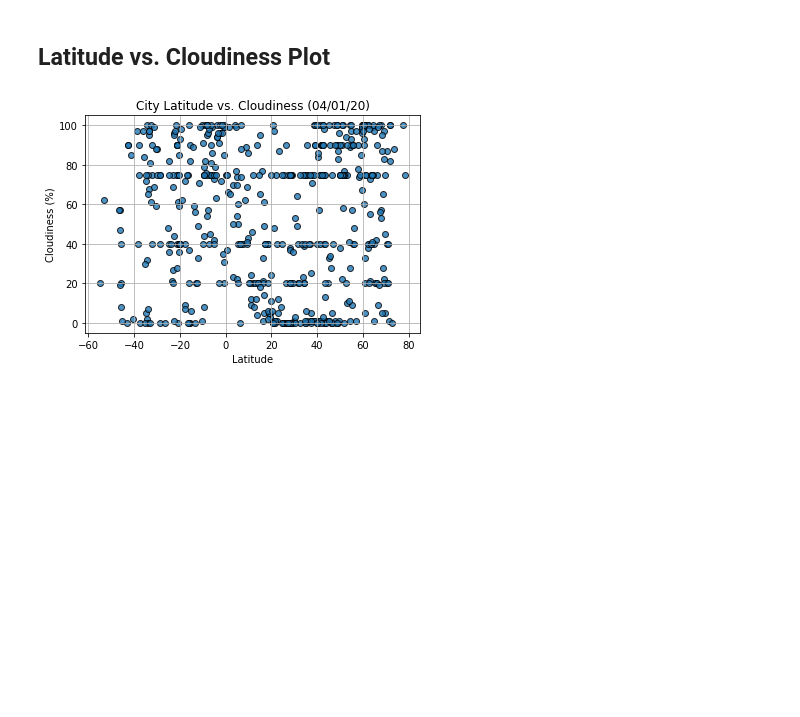
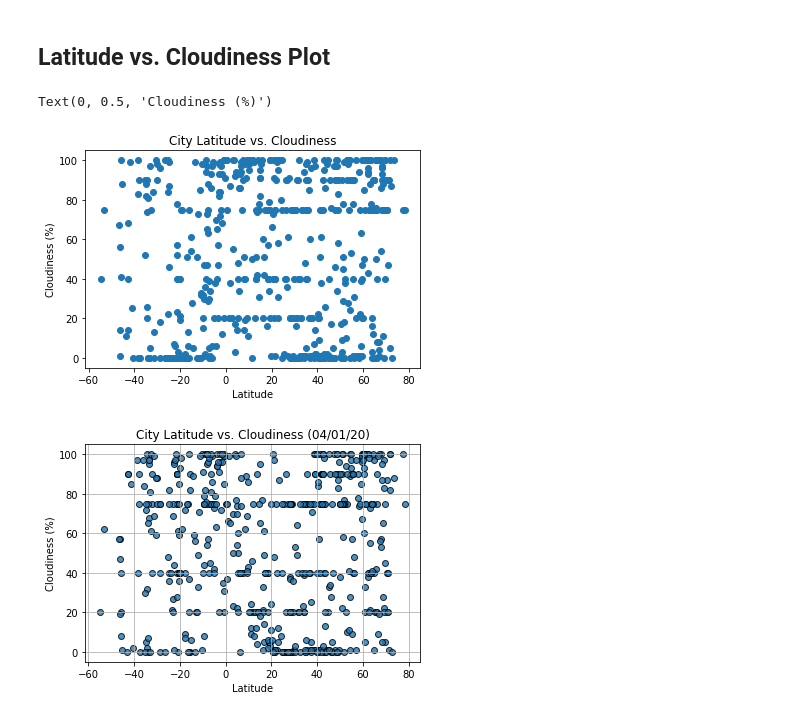
Before and after one commit to jinahporter/Python-API-challenge2, a Jupyter notebook: WeatherPy.ipynb, the cells around one changed output. Cells and saved outputs as stored; diff of their text form; code cells hidden in the pictures; blank space fills up the shorter version.

```diff
--- a/WeatherPy.ipynb
+++ b/WeatherPy.ipynb
@@ -207,6 +224,14 @@ Int64Index([], dtype='int64')
 [figure]
 # %% [markdown]
 ## Latitude vs. Cloudiness Plot
+# %%
+plt.scatter(df["Lat"], df["Cloudiness"])
+plt.title("City Latitude vs. Cloudiness")
+plt.xlabel("Latitude")
+plt.ylabel("Cloudiness (%)")
+# %% [output]
+Text(0, 0.5, 'Cloudiness (%)')
+[figure, added]
 # %%
 # %% [output]
 [figure]
```
Also changed, not shown: parts of 19 cells of this notebook, 2 other files.
